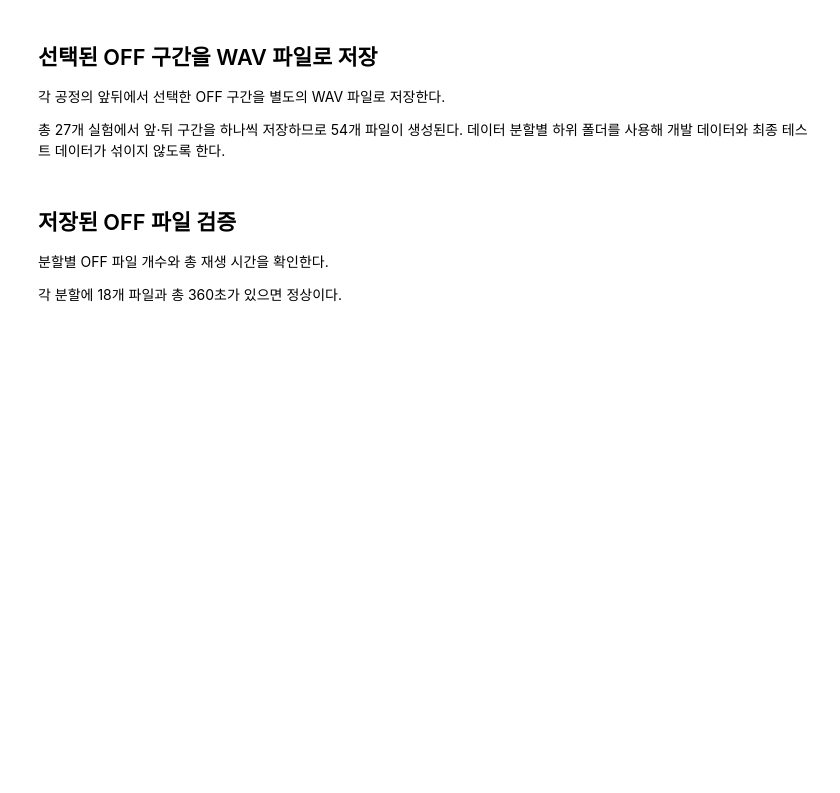
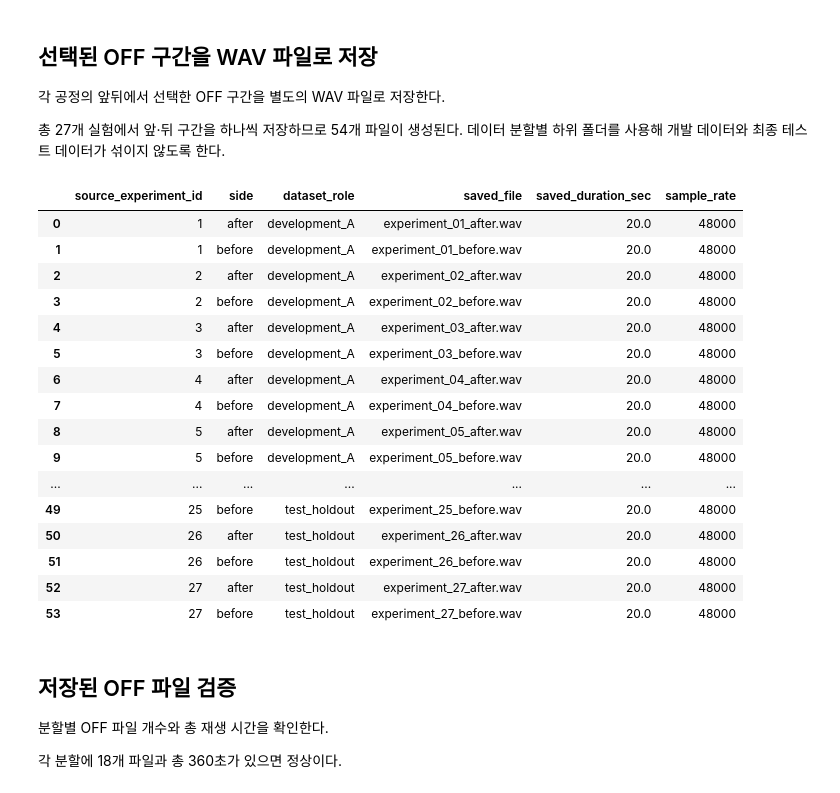
Before and after one commit to tnwlvos/Purdue-AI-education-Muchine-Learning-, a Jupyter notebook: PurdueAI_Final_project_datamake.ipynb, the cells around one changed output. Drawn from its saved outputs; the diff is of its cells as text; code cells hidden in the pictures; blank space fills up the shorter version.

```diff
--- a/PurdueAI_Final_project_datamake.ipynb
+++ b/PurdueAI_Final_project_datamake.ipynb
@@ -24,7 +24,7 @@ RAW_DIR = PROJECT_DIR / "[1] raw sound data"
 PROCESSED_DIR = PROJECT_DIR / "[2] processed sound data"
 SEGMENT_DIR = PROCESSED_DIR / "[1] segment by experiment"
 PLUNGE_DIR = PROCESSED_DIR / "[2] plunge"
-DWELL_DIR = PROCESSED_DIR / "[2] dwell"
+DWELL_DIR = PROCESSED_DIR / "[3] dwell"
 # %%
 
 
@@ -1856,7 +2154,7 @@ plt.show()
 
 총 27개 실험에서 앞·뒤 구간을 하나씩 저장하므로 54개 파일이 생성된다. 데이터 분할별 하위 폴더를 사용해 개발 데이터와 최종 테스트 데이터가 섞이지 않도록 한다.
 # %%
-OFF_DIR = PROCESSED_DIR / "[3] off"
+OFF_DIR = PROCESSED_DIR / "[5] off"
 
 OFF_DIR.mkdir(
     parents=True,
@@ -1923,33 +2221,51 @@ for _, off_row in selected_off_intervals.iterrows():
         sample_rate,
         subtype="PCM_16",
     )
 
     saved_off_records.append({
         **off_row.to_dict(),
         "saved_file": output_name,
         "saved_path": str(output_path),
         "saved_duration_sec": (
             len(off_signal) / sample_rate
         ),
         "sample_rate": sample_rate,
     })
 
 saved_off_intervals = pd.DataFrame(
     saved_off_records
 )
 
 display(
     saved_off_intervals[
         [
             "source_experiment_id",
             "side",
             "dataset_role",
             "saved_file",
             "saved_duration_sec",
             "sample_rate",
         ]
     ]
 )
+# %% [output]
+|  | source_experiment_id | side | dataset_role | saved_file | saved_duration_sec | sample_rate |
+| 0 | 1 | after | development_A | experiment_01_after.wav | 20.0 | 48000 |
+| 1 | 1 | before | development_A | experiment_01_before.wav | 20.0 | 48000 |
+| 2 | 2 | after | development_A | experiment_02_after.wav | 20.0 | 48000 |
+| 3 | 2 | before | development_A | experiment_02_before.wav | 20.0 | 48000 |
+| 4 | 3 | after | development_A | experiment_03_after.wav | 20.0 | 48000 |
+| 5 | 3 | before | development_A | experiment_03_before.wav | 20.0 | 48000 |
+| 6 | 4 | after | development_A | experiment_04_after.wav | 20.0 | 48000 |
+| 7 | 4 | before | development_A | experiment_04_before.wav | 20.0 | 48000 |
+| 8 | 5 | after | development_A | experiment_05_after.wav | 20.0 | 48000 |
+| 9 | 5 | before | development_A | experiment_05_before.wav | 20.0 | 48000 |
+| ... | ... | ... | ... | ... | ... | ... |
+| 49 | 25 | before | test_holdout | experiment_25_before.wav | 20.0 | 48000 |
+| 50 | 26 | after | test_holdout | experiment_26_after.wav | 20.0 | 48000 |
+| 51 | 26 | before | test_holdout | experiment_26_before.wav | 20.0 | 48000 |
+| 52 | 27 | after | test_holdout | experiment_27_after.wav | 20.0 | 48000 |
+| 53 | 27 | before | test_holdout | experiment_27_before.wav | 20.0 | 48000 |
 # %% [markdown]
 ## 저장된 OFF 파일 검증
 
```
Also changed, not shown: parts of 36 cells of this notebook.
